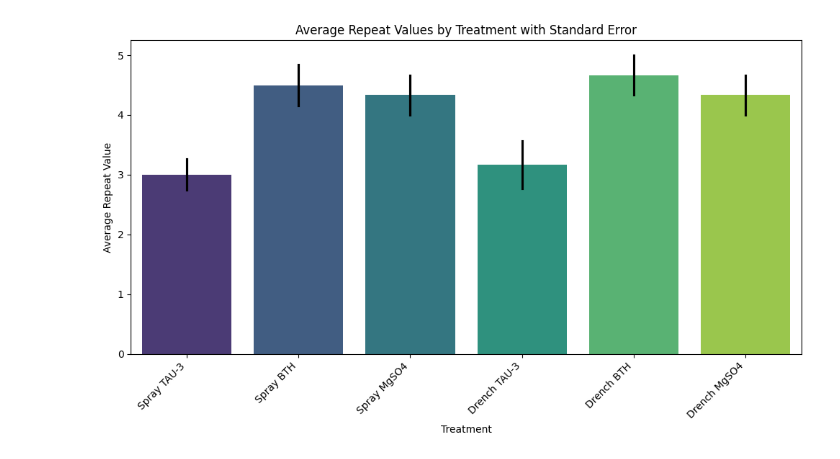
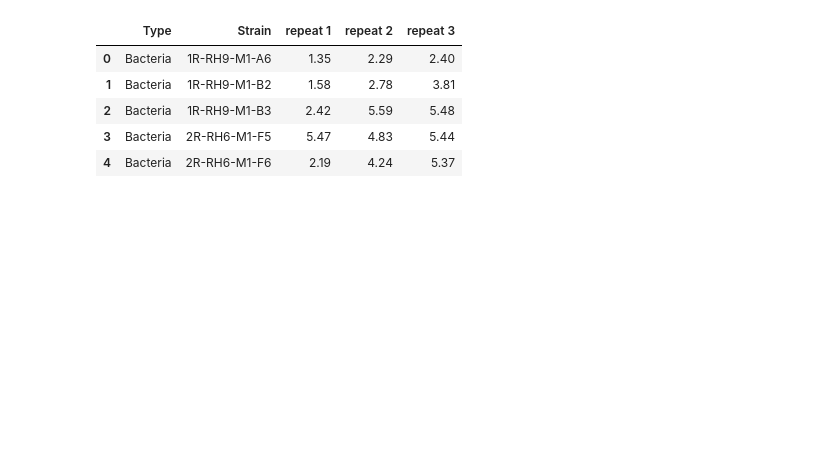
Before and after one commit to jellybbie/study, a Jupyter notebook: scratchpad.ipynb, the cells around one changed output. Drawn from its saved outputs; the diff is of its cells as text; code cells hidden in the pictures; blank space fills up the shorter version.

```diff
--- a/scratchpad.ipynb
+++ b/scratchpad.ipynb
@@ -18,26 +3,14 @@ display(df.head())
-# %%
-import matplotlib.pyplot as plt
-import seaborn as sns
-
-# Dynamically select 'repeat' columns
-repeat_columns = [col for col in df.columns if col.startswith('repeat')]
-
-# Melt the DataFrame to long format for proper error bar calculation
-df_melted = df.melt(id_vars=['Treatment'], value_vars=repeat_columns,
-                   var_name='Repeat_Number', value_name='Repeat_Value')
-
-# Create the bar plot with error bars (standard error) and black error bar color
-plt.figure(figsize=(10, 6))
-sns.barplot(x='Treatment', y='Repeat_Value', data=df_melted, palette='viridis',
-            errorbar='se', # Add standard error as error bars
-            hue='Treatment', legend=False,
-            err_kws={'color': 'black'}) # Set error bar color to black
-plt.title('Average Repeat Values by Treatment with Standard Error')
-plt.xlabel('Treatment')
-plt.ylabel('Average Repeat Value')
-plt.xticks(rotation=45, ha='right')
-plt.tight_layout()
-plt.show()
-# %% [output]
-[figure, removed]
+# %%
+import pandas as pd
+
+file_path = '/content/comb_saltstress1.xlsx'
+df = pd.read_excel(file_path)
+display(df.head())
+# %% [output]
+|  | Type | Strain | repeat 1 | repeat 2 | repeat 3 |
+| 0 | Bacteria | 1R-RH9-M1-A6 | 1.35 | 2.29 | 2.40 |
+| 1 | Bacteria | 1R-RH9-M1-B2 | 1.58 | 2.78 | 3.81 |
+| 2 | Bacteria | 1R-RH9-M1-B3 | 2.42 | 5.59 | 5.48 |
+| 3 | Bacteria | 2R-RH6-M1-F5 | 5.47 | 4.83 | 5.44 |
+| 4 | Bacteria | 2R-RH6-M1-F6 | 2.19 | 4.24 | 5.37 |
 # %%
```
Also changed, not shown: parts of 9 cells of this notebook.
